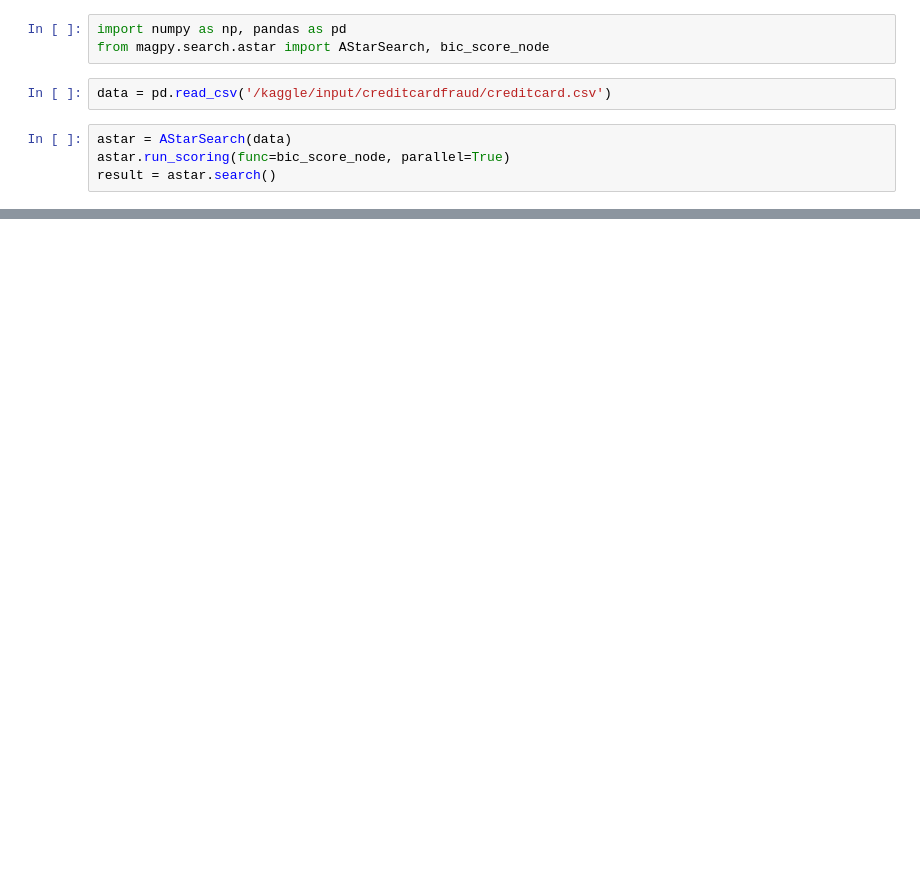
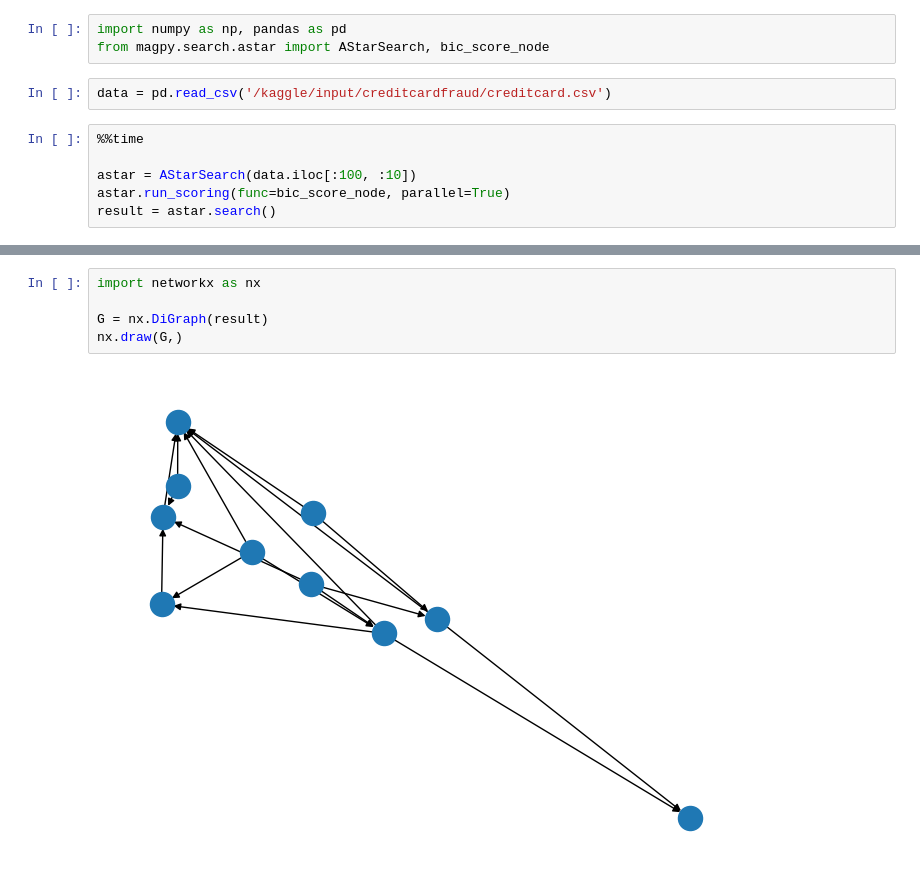
Before and after one commit to lcrmorin/public-test, a Jupyter notebook: magpy-credit-causality-tests.ipynb, the cells around one changed output, grey strips where cells are left out. Saved outputs shown, nothing was run; the diff lists cells and outputs as text; blank space fills up the shorter version.

```diff
--- a/magpy-credit-causality-tests.ipynb
+++ b/magpy-credit-causality-tests.ipynb
@@ -6,6 +7,8 @@ from magpy.search.astar import AStarSearch, bic_score_node
 # %%
 data = pd.read_csv('/kaggle/input/creditcardfraud/creditcard.csv')
 # %%
-astar = AStarSearch(data)
+%%time
+
+astar = AStarSearch(data.iloc[:100, :10])
 astar.run_scoring(func=bic_score_node, parallel=True)
 result = astar.search()
@@ -11,0 +18,7 @@ result = astar.search()
+# %%
+import networkx as nx
+
+G = nx.DiGraph(result)
+nx.draw(G,)
+# %% [output]
+[figure, added]
```
Also changed, not shown: parts of 2 cells of this notebook.
